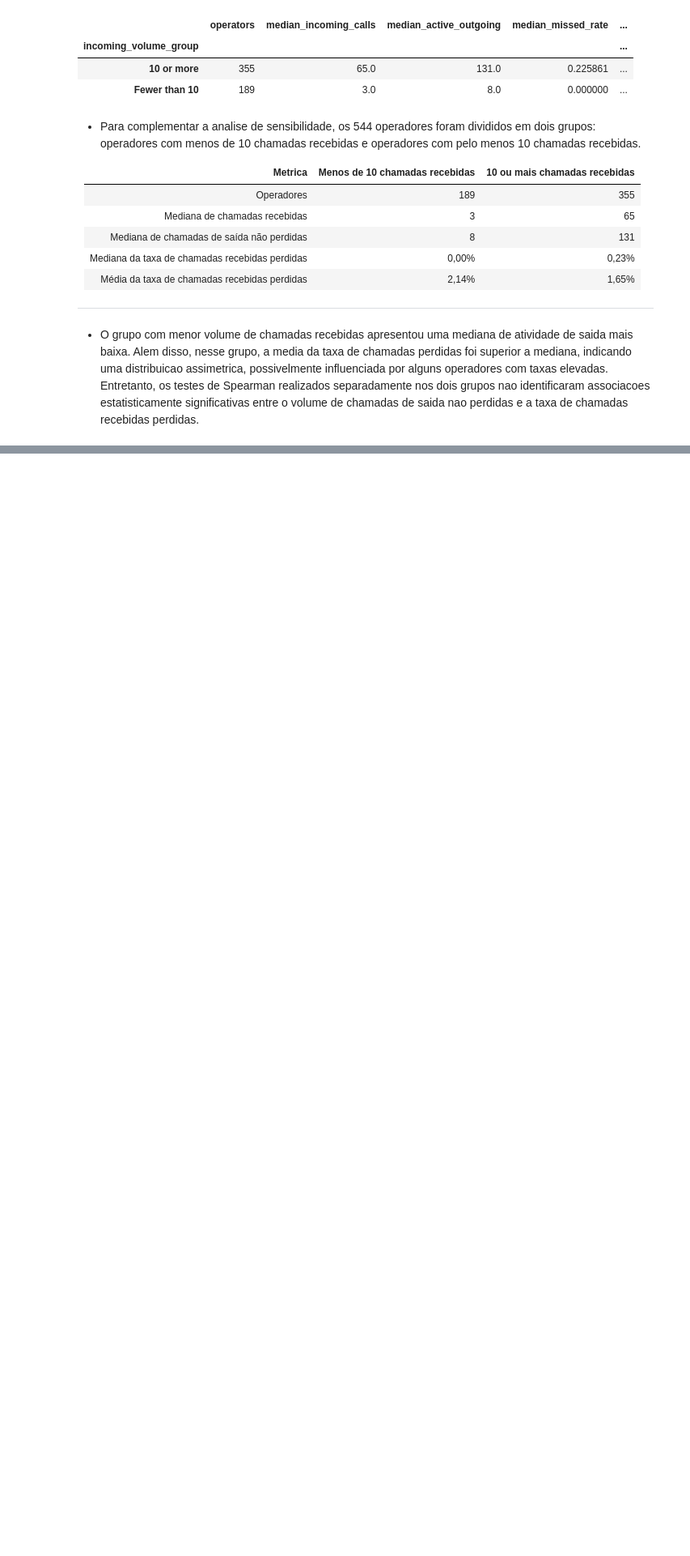
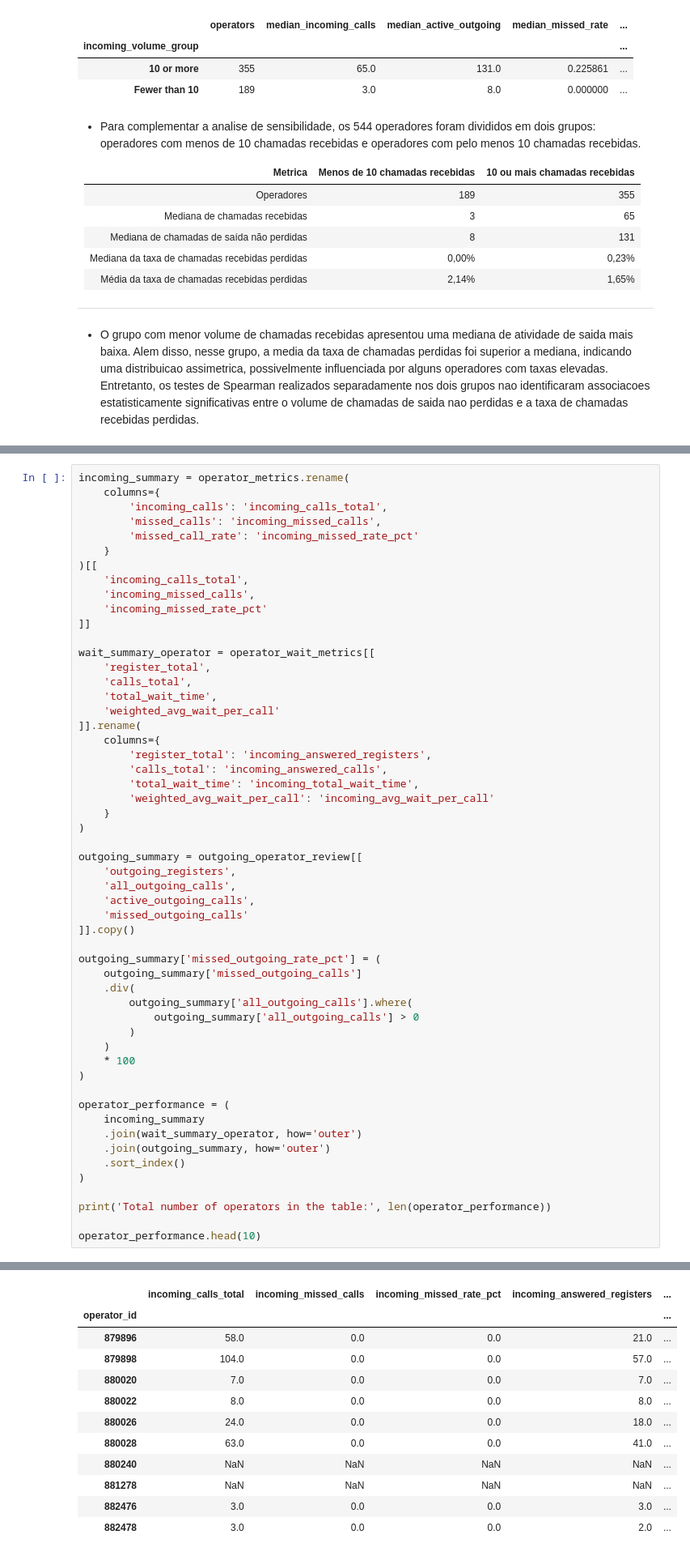
Before and after one commit to thaisCrtn/telecom_CallMeMaybe_analysis, a Jupyter notebook: notebooks/notebook.ipynb, the cells around one changed output, grey strips where cells are left out. Shown at 81% size. Drawn from its saved outputs; the diff is of its cells as text; blank space fills up the shorter version.

```diff
--- a/notebooks/notebook.ipynb
+++ b/notebooks/notebook.ipynb
@@ -2699,3 +2721,58 @@ statistical_results
 | 4 | Outgoing active calls vs. missed ... | 290 | Spearman | 0.012194 | 8.361880e-01 | No significant association detected |
 | 5 | Outgoing active calls vs. missed ... | 205 | Spearman | -0.078852 | 2.610810e-01 | No significant association detected |
 | 6 | Outgoing active calls vs. missed ... | 154 | Spearman | -0.046291 | 5.686210e-01 | No significant association detected |
+# %%
+incoming_summary = operator_metrics.rename(
+    columns={
+        'incoming_calls': 'incoming_calls_total',
+        'missed_calls': 'incoming_missed_calls',
+        'missed_call_rate': 'incoming_missed_rate_pct'
+    }
+)[[
+    'incoming_calls_total',
+    'incoming_missed_calls',
+    'incoming_missed_rate_pct'
+]]
+
+wait_summary_operator = operator_wait_metrics[[
+    'register_total',
+    'calls_total',
+    'total_wait_time',
+    'weighted_avg_wait_per_call'
+]].rename(
+    columns={
+        'register_total': 'incoming_answered_registers',
+        'calls_total': 'incoming_answered_calls',
+        'total_wait_time': 'incoming_total_wait_time',
+        'weighted_avg_wait_per_call': 'incoming_avg_wait_per_call'
+    }
+)
+
+outgoing_summary = outgoing_operator_review[[
+    'outgoing_registers',
+    'all_outgoing_calls',
+    'active_outgoing_calls',
+    'missed_outgoing_calls'
+]].copy()
+
+outgoing_summary['missed_outgoing_rate_pct'] = (
+    outgoing_summary['missed_outgoing_calls']
+    .div(
+        outgoing_summary['all_outgoing_calls'].where(
+            outgoing_summary['all_outgoing_calls'] > 0
+        )
+    )
+    * 100
+)
+
+operator_performance = (
+    incoming_summary
+    .join(wait_summary_operator, how='outer')
+    .join(outgoing_summary, how='outer')
+    .sort_index()
+)
+
+print('Total number of operators in the table:', len(operator_performance))
+
+operator_performance.head(10)
+# %% [output]
@@ -2701,0 +2780,12 @@ statistical_results
+|  | incoming_calls_total | incoming_missed_calls | incoming_missed_rate_pct | incoming_answered_registers | ... |
+| operator_id |  |  |  |  | ... |
+| 879896 | 58.0 | 0.0 | 0.0 | 21.0 | ... |
+| 879898 | 104.0 | 0.0 | 0.0 | 57.0 | ... |
+| 880020 | 7.0 | 0.0 | 0.0 | 7.0 | ... |
+| 880022 | 8.0 | 0.0 | 0.0 | 8.0 | ... |
+| 880026 | 24.0 | 0.0 | 0.0 | 18.0 | ... |
+| 880028 | 63.0 | 0.0 | 0.0 | 41.0 | ... |
+| 880240 | NaN | NaN | NaN | NaN | ... |
+| 881278 | NaN | NaN | NaN | NaN | ... |
+| 882476 | 3.0 | 0.0 | 0.0 | 3.0 | ... |
+| 882478 | 3.0 | 0.0 | 0.0 | 2.0 | ... |
```
Also changed, not shown: parts of 18 cells of this notebook, 3 other files.
